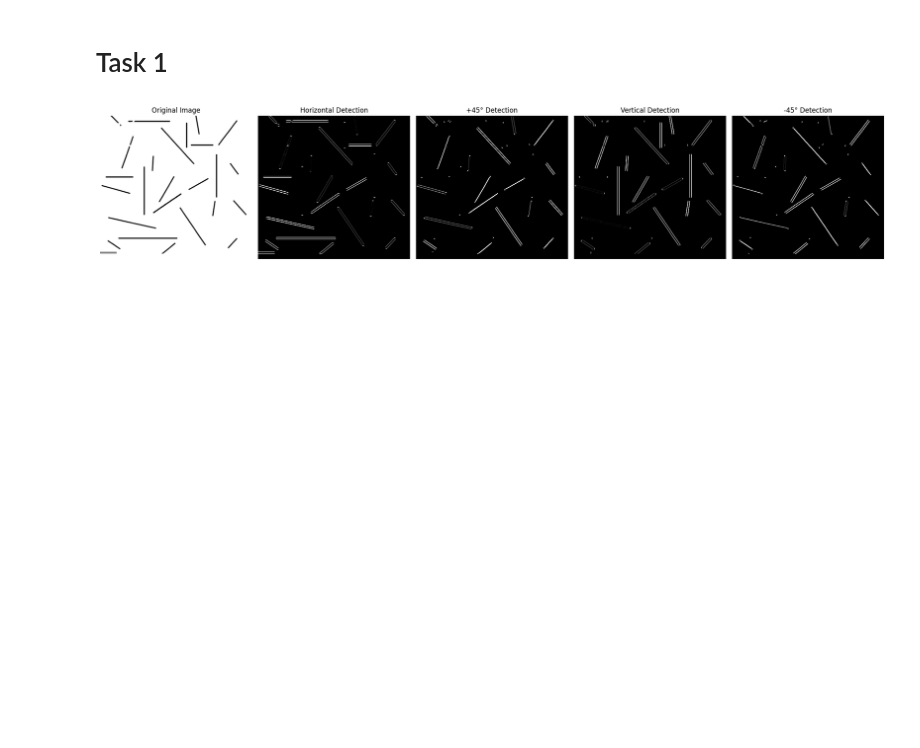
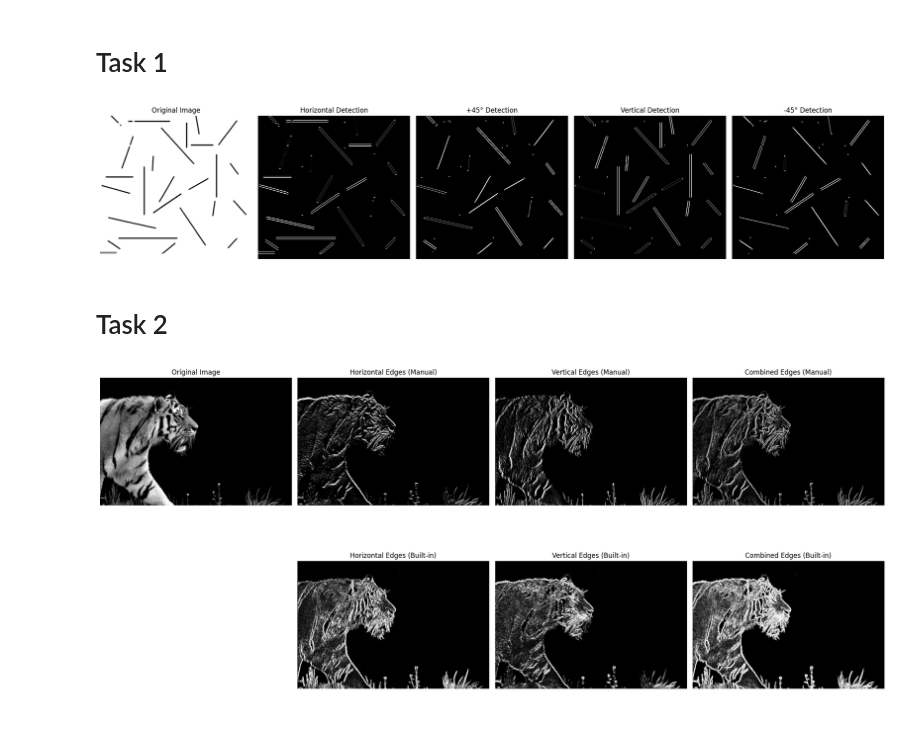
Before and after one commit to Abdullah-Khalil123/DIP-LAB, a Jupyter notebook: DIP Lab 10/code.ipynb, the cells around one changed output. Saved outputs shown, nothing was run; the diff lists cells and outputs as text; code cells hidden in the pictures; blank space fills up the shorter version.

```diff
--- a/DIP Lab 10/code.ipynb
+++ b/DIP Lab 10/code.ipynb
@@ -48,3 +48,57 @@ plt.tight_layout()
 plt.show()
 # %% [output]
 [figure]
+# %% [markdown]
+# Task 2
+# %%
+image = "tiger.png"
+user_image = cv2.imread(image, cv2.IMREAD_GRAYSCALE)
+
+sobel_horizontal = np.array([[-1, -2, -1], [0, 0, 0], [1, 2, 1]])
+
+sobel_vertical = np.array([[-1, 0, 1], [-2, 0, 2], [-1, 0, 1]])
+
+horizontal_edges_manual = cv2.filter2D(user_image, -1, sobel_horizontal)
+vertical_edges_manual = cv2.filter2D(user_image, -1, sobel_vertical)
+
+horizontal_edges_manual_float = horizontal_edges_manual.astype(np.float32)
+vertical_edges_manual_float = vertical_edges_manual.astype(np.float32)
+
+combined_edges_manual = cv2.magnitude(
+    horizontal_edges_manual_float, vertical_edges_manual_float
+)
+
+horizontal_edges_builtin = cv2.Sobel(user_image, cv2.CV_64F, 1, 0, ksize=3)
+vertical_edges_builtin = cv2.Sobel(user_image, cv2.CV_64F, 0, 1, ksize=3)
+
+horizontal_edges_builtin_abs = cv2.convertScaleAbs(horizontal_edges_builtin)
+vertical_edges_builtin_abs = cv2.convertScaleAbs(vertical_edges_builtin)
+combined_edges_builtin = cv2.magnitude(horizontal_edges_builtin, vertical_edges_builtin)
+combined_edges_builtin_abs = cv2.convertScaleAbs(combined_edges_builtin)
+
+fig, axes = plt.subplots(2, 4, figsize=(20, 10))
+
+axes[0, 0].imshow(user_image, cmap="gray")
+axes[0, 0].set_title("Original Image")
+
+axes[0, 1].imshow(horizontal_edges_manual, cmap="gray")
+axes[0, 1].set_title("Horizontal Edges (Manual)")
+axes[0, 2].imshow(vertical_edges_manual, cmap="gray")
+axes[0, 2].set_title("Vertical Edges (Manual)")
+axes[0, 3].imshow(combined_edges_manual, cmap="gray")
+axes[0, 3].set_title("Combined Edges (Manual)")
+
+axes[1, 1].imshow(horizontal_edges_builtin_abs, cmap="gray")
+axes[1, 1].set_title("Horizontal Edges (Built-in)")
+axes[1, 2].imshow(vertical_edges_builtin_abs, cmap="gray")
+axes[1, 2].set_title("Vertical Edges (Built-in)")
+axes[1, 3].imshow(combined_edges_builtin_abs, cmap="gray")
+axes[1, 3].set_title("Combined Edges (Built-in)")
+
+for ax in axes.flatten():
+    ax.axis("off")
+
+plt.tight_layout()
+plt.show()
+# %% [output]
+[figure, added]
```
Also changed, not shown: parts of 4 cells of this notebook, 1 other file.
